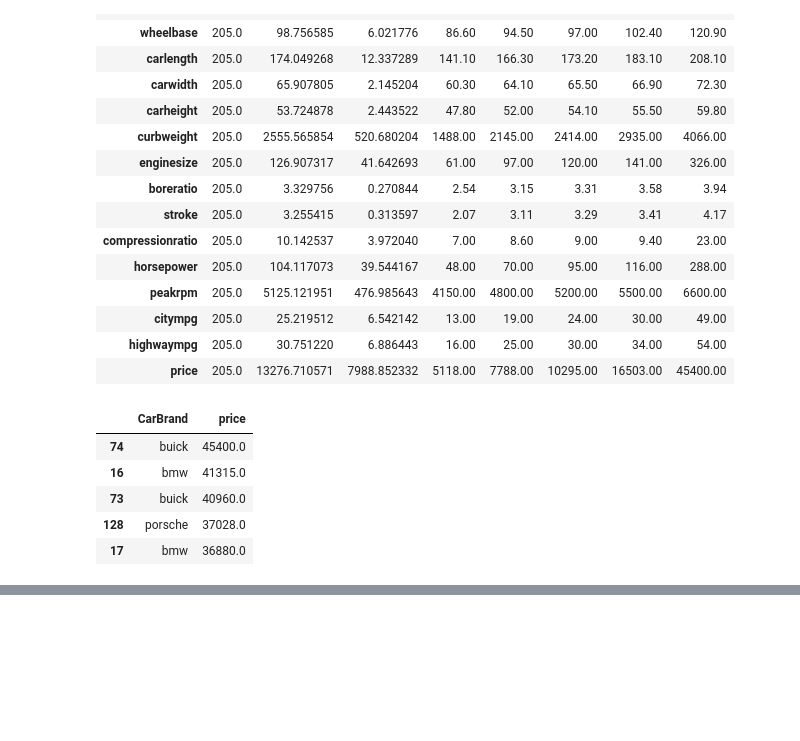
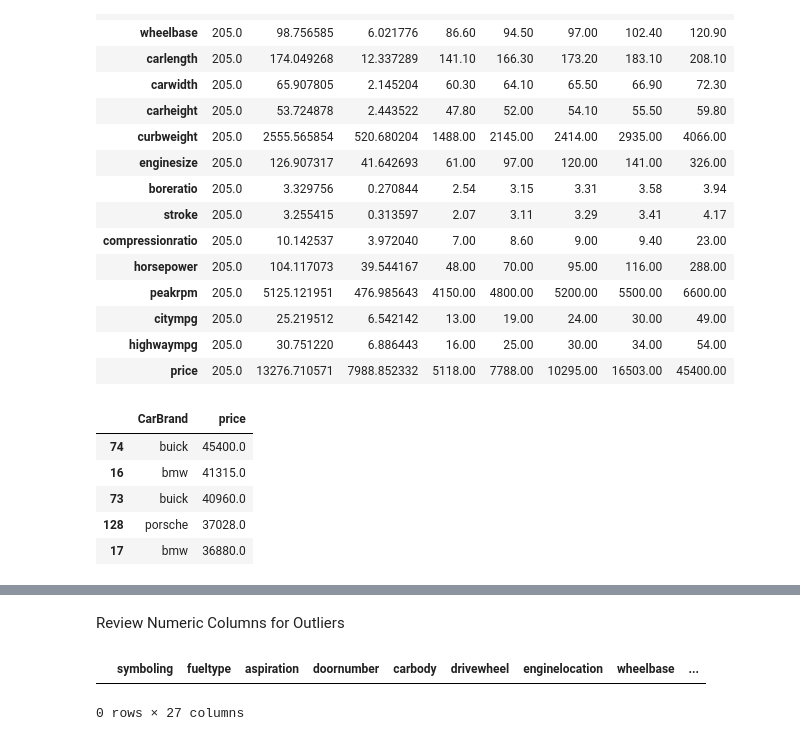
Before and after one commit to bitandrei/Car-Price-Analysis, a Jupyter notebook: jupyter_notebooks/data_investigation.ipynb, the cells around one changed output, grey strips where cells are left out. Drawn from its saved outputs; the diff is of its cells as text; code cells hidden in the pictures; blank space fills up the shorter version.

```diff
--- a/jupyter_notebooks/data_investigation.ipynb
+++ b/jupyter_notebooks/data_investigation.ipynb
@@ -186,0 +230,14 @@ df[['CarBrand', 'price']].sort_values(by='price', ascending=False).head()
+# %% [markdown]
+Review Numeric Columns for Outliers
+# %%
+# Check for very low prices or invalid values
+df[df["price"] < 1000]
+
+# Cars with very low horsepower
+df[df["horsepower"] < 40]
+
+# Cars with very small engine size
+df[df["enginesize"] < 50]
+# %% [output]
+|  | symboling | fueltype | aspiration | doornumber | carbody | drivewheel | enginelocation | wheelbase | ... |
+0 rows × 27 columns
```
Also changed, not shown: parts of 20 cells of this notebook, 1 other file.
